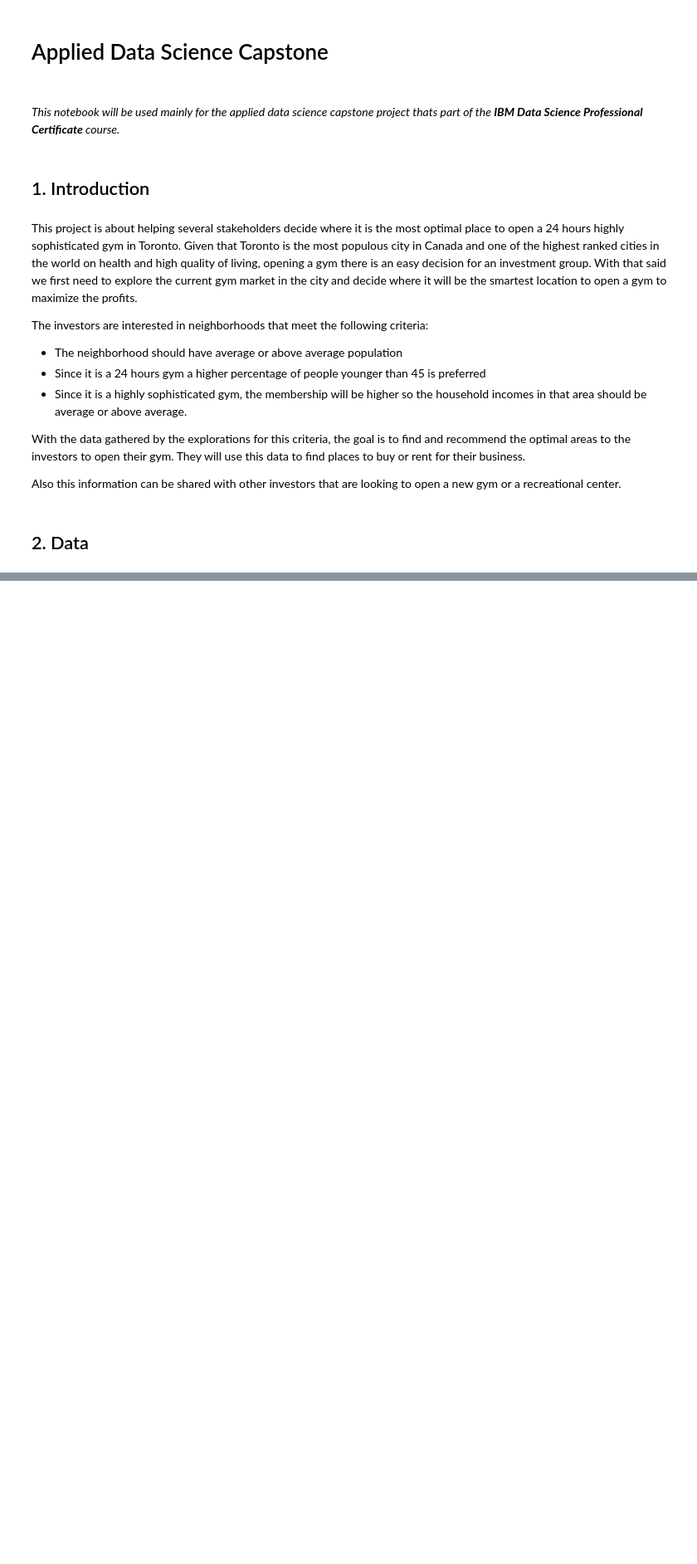
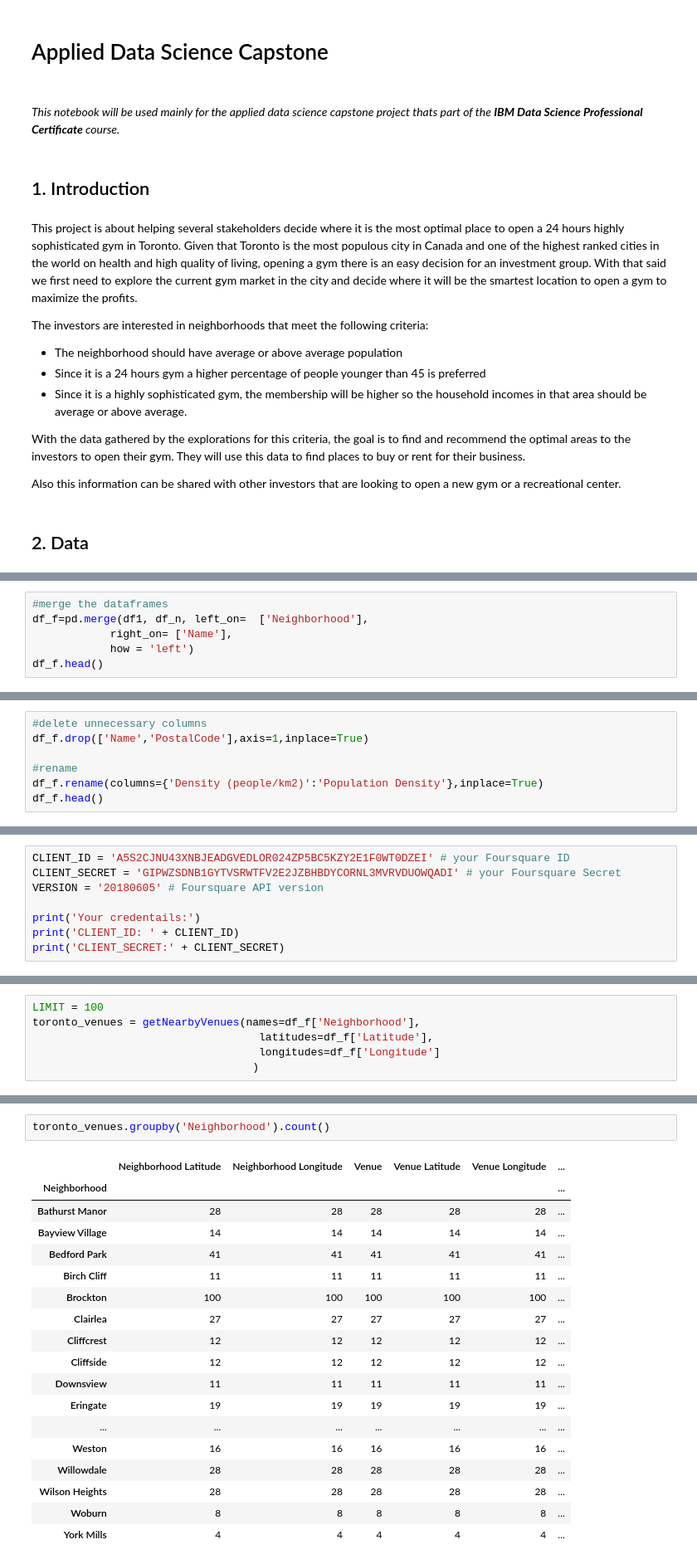
Before and after one commit to I0F/Neighborhood-Wars, a Jupyter notebook: Capstone Project Notebook.ipynb, the cells around one changed output, grey strips where cells are left out. Shown at 83% size. Drawn from its saved outputs; the diff is of its cells as text; blank space fills up the shorter version.

```diff
--- a/Capstone Project Notebook.ipynb
+++ b/Capstone Project Notebook.ipynb
@@ -27,0 +106,6 @@ https://open.toronto.ca/#8c732154-5012-9afe-d0cd-ba3ffc813d5a
+# %%
+#merge the dataframes
+df_f=pd.merge(df1, df_n, left_on=  ['Neighborhood'],
+            right_on= ['Name'],
+            how = 'left')
+df_f.head()
@@ -27,0 +121,7 @@ https://open.toronto.ca/#8c732154-5012-9afe-d0cd-ba3ffc813d5a
+# %%
+#delete unnecessary columns
+df_f.drop(['Name','PostalCode'],axis=1,inplace=True)
+
+#rename
+df_f.rename(columns={'Density (people/km2)':'Population Density'},inplace=True)
+df_f.head()
@@ -27,0 +147,8 @@ https://open.toronto.ca/#8c732154-5012-9afe-d0cd-ba3ffc813d5a
+# %%
+CLIENT_ID = 'A5S2CJNU43XNBJEADGVEDLOR024ZP5BC5KZY2E1F0WT0DZEI' # your Foursquare ID
+CLIENT_SECRET = 'GIPWZSDNB1GYTVSRWTFV2E2JZBHBDYCORNL3MVRVDUOWQADI' # your Foursquare Secret
+VERSION = '20180605' # Foursquare API version
+
+print('Your credentails:')
+print('CLIENT_ID: ' + CLIENT_ID)
+print('CLIENT_SECRET:' + CLIENT_SECRET)
@@ -27,0 +203,6 @@ https://open.toronto.ca/#8c732154-5012-9afe-d0cd-ba3ffc813d5a
+# %%
+LIMIT = 100
+toronto_venues = getNearbyVenues(names=df_f['Neighborhood'],
+                                   latitudes=df_f['Latitude'],
+                                   longitudes=df_f['Longitude']
+                                  )
@@ -27,0 +240,21 @@ https://open.toronto.ca/#8c732154-5012-9afe-d0cd-ba3ffc813d5a
+# %%
+toronto_venues.groupby('Neighborhood').count()
+# %% [output]
+|  | Neighborhood Latitude | Neighborhood Longitude | Venue | Venue Latitude | Venue Longitude | ... |
+| Neighborhood |  |  |  |  |  | ... |
+| Bathurst Manor | 28 | 28 | 28 | 28 | 28 | ... |
+| Bayview Village | 14 | 14 | 14 | 14 | 14 | ... |
+| Bedford Park | 41 | 41 | 41 | 41 | 41 | ... |
+| Birch Cliff | 11 | 11 | 11 | 11 | 11 | ... |
+| Brockton | 100 | 100 | 100 | 100 | 100 | ... |
+| Clairlea | 27 | 27 | 27 | 27 | 27 | ... |
+| Cliffcrest | 12 | 12 | 12 | 12 | 12 | ... |
+| Cliffside | 12 | 12 | 12 | 12 | 12 | ... |
+| Downsview | 11 | 11 | 11 | 11 | 11 | ... |
+| Eringate | 19 | 19 | 19 | 19 | 19 | ... |
+| ... | ... | ... | ... | ... | ... | ... |
+| Weston | 16 | 16 | 16 | 16 | 16 | ... |
+| Willowdale | 28 | 28 | 28 | 28 | 28 | ... |
+| Wilson Heights | 28 | 28 | 28 | 28 | 28 | ... |
+| Woburn | 8 | 8 | 8 | 8 | 8 | ... |
+| York Mills | 4 | 4 | 4 | 4 | 4 | ... |
```
Also changed, not shown: parts of 36 cells of this notebook.
